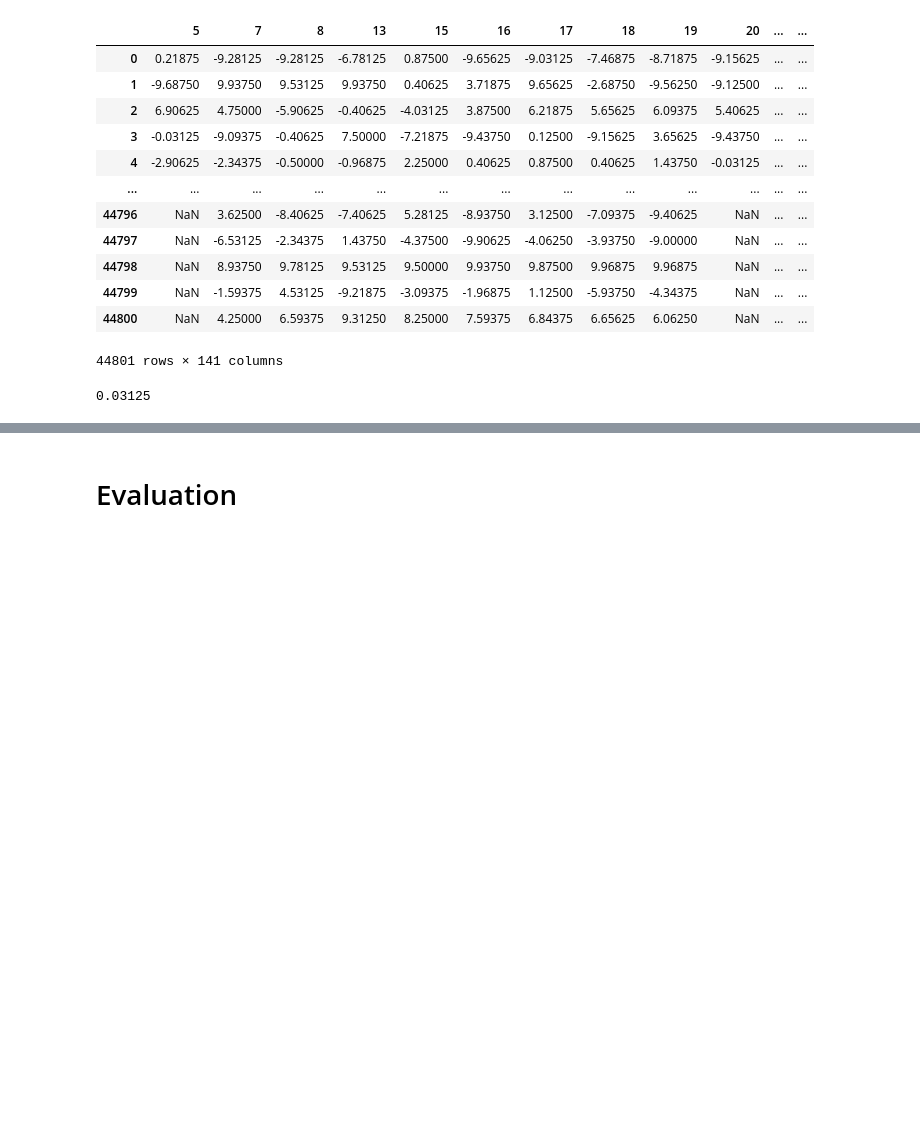
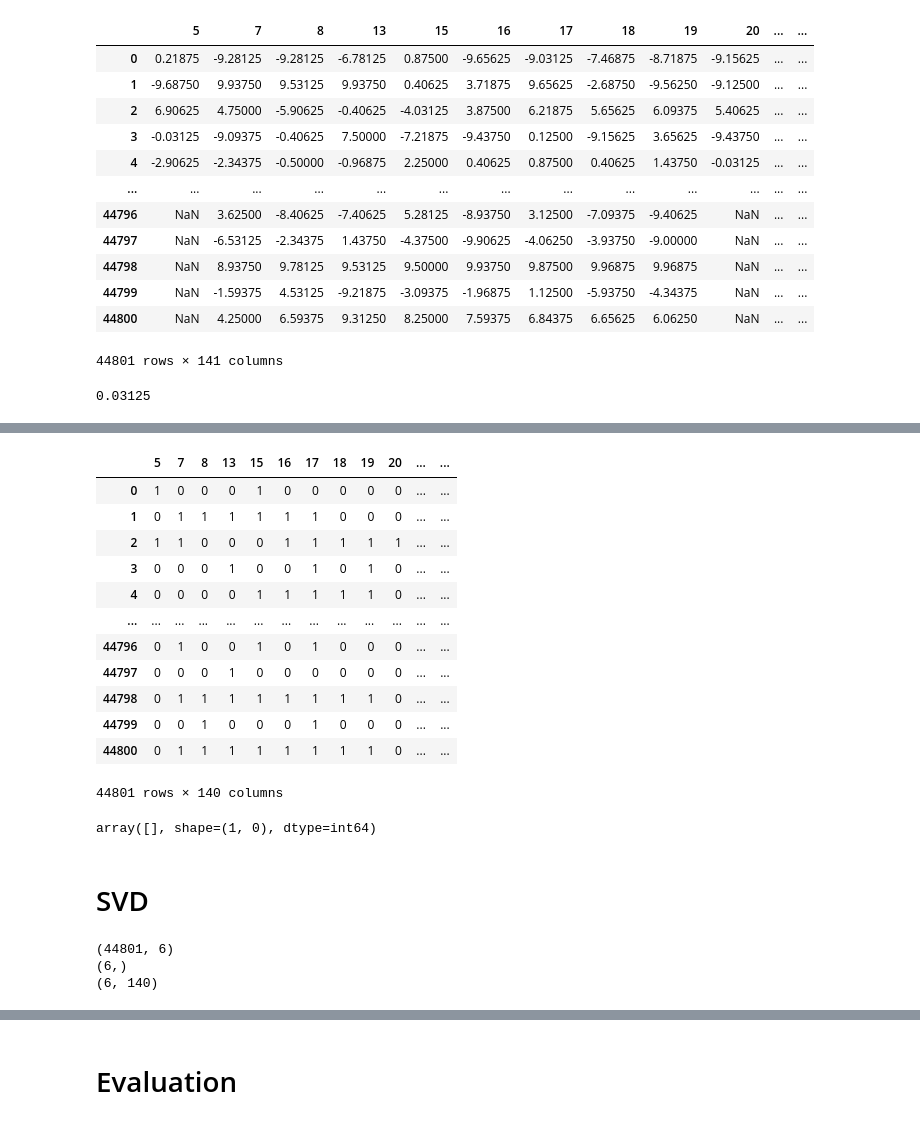
Before and after one commit to Annie-Yeeun-Jang/Info_retrieval_project, a Jupyter notebook: [SI650_project]_MF_leave_one_out.ipynb, the cells around one changed output, grey strips where cells are left out. Drawn from its saved outputs; the diff is of its cells as text; code cells hidden in the pictures; blank space fills up the shorter version.

```diff
--- a/[SI650_project]_MF_leave_one_out.ipynb
+++ b/[SI650_project]_MF_leave_one_out.ipynb
@@ -382,0 +408,24 @@ min(test_rating)
+# %%
+gt_matrix2=gt_matrix.fillna(-30).drop(['test_joke_idx'], axis=1)
+zero_one_gt=pd.DataFrame((gt_matrix2.values > 0).astype(int), index=gt_matrix2.index, columns=gt_matrix2.columns)
+zero_one_gt
+# %% [output]
+|  | 5 | 7 | 8 | 13 | 15 | 16 | 17 | 18 | 19 | 20 | ... | ... |
+| 0 | 1 | 0 | 0 | 0 | 1 | 0 | 0 | 0 | 0 | 0 | ... | ... |
+| 1 | 0 | 1 | 1 | 1 | 1 | 1 | 1 | 0 | 0 | 0 | ... | ... |
+| 2 | 1 | 1 | 0 | 0 | 0 | 1 | 1 | 1 | 1 | 1 | ... | ... |
+| 3 | 0 | 0 | 0 | 1 | 0 | 0 | 1 | 0 | 1 | 0 | ... | ... |
+| 4 | 0 | 0 | 0 | 0 | 1 | 1 | 1 | 1 | 1 | 0 | ... | ... |
+| ... | ... | ... | ... | ... | ... | ... | ... | ... | ... | ... | ... | ... |
+| 44796 | 0 | 1 | 0 | 0 | 1 | 0 | 1 | 0 | 0 | 0 | ... | ... |
+| 44797 | 0 | 0 | 0 | 1 | 0 | 0 | 0 | 0 | 0 | 0 | ... | ... |
+| 44798 | 0 | 1 | 1 | 1 | 1 | 1 | 1 | 1 | 1 | 0 | ... | ... |
+| 44799 | 0 | 0 | 1 | 0 | 0 | 0 | 1 | 0 | 0 | 0 | ... | ... |
+| 44800 | 0 | 1 | 1 | 1 | 1 | 1 | 1 | 1 | 1 | 0 | ... | ... |
+44801 rows × 140 columns
+# %%
+np.array(np.where(zero_one_train.sum(axis=1) <4))#sanity check => users rated less than 4 jokes => should not exist bc we already filtered out
+# %% [output]
+array([], shape=(1, 0), dtype=int64)
+# %% [markdown]
+# SVD
@@ -382,0 +436,9 @@ min(test_rating)
+# %%
+U, sigma, Vt = svds(zero_one_train, k = 6)
+print(U.shape)
+print(sigma.shape)
+print(Vt.shape)
+# %% [output]
+(44801, 6)
+(6,)
+(6, 140)
```
Also changed, not shown: parts of 21 cells of this notebook.
